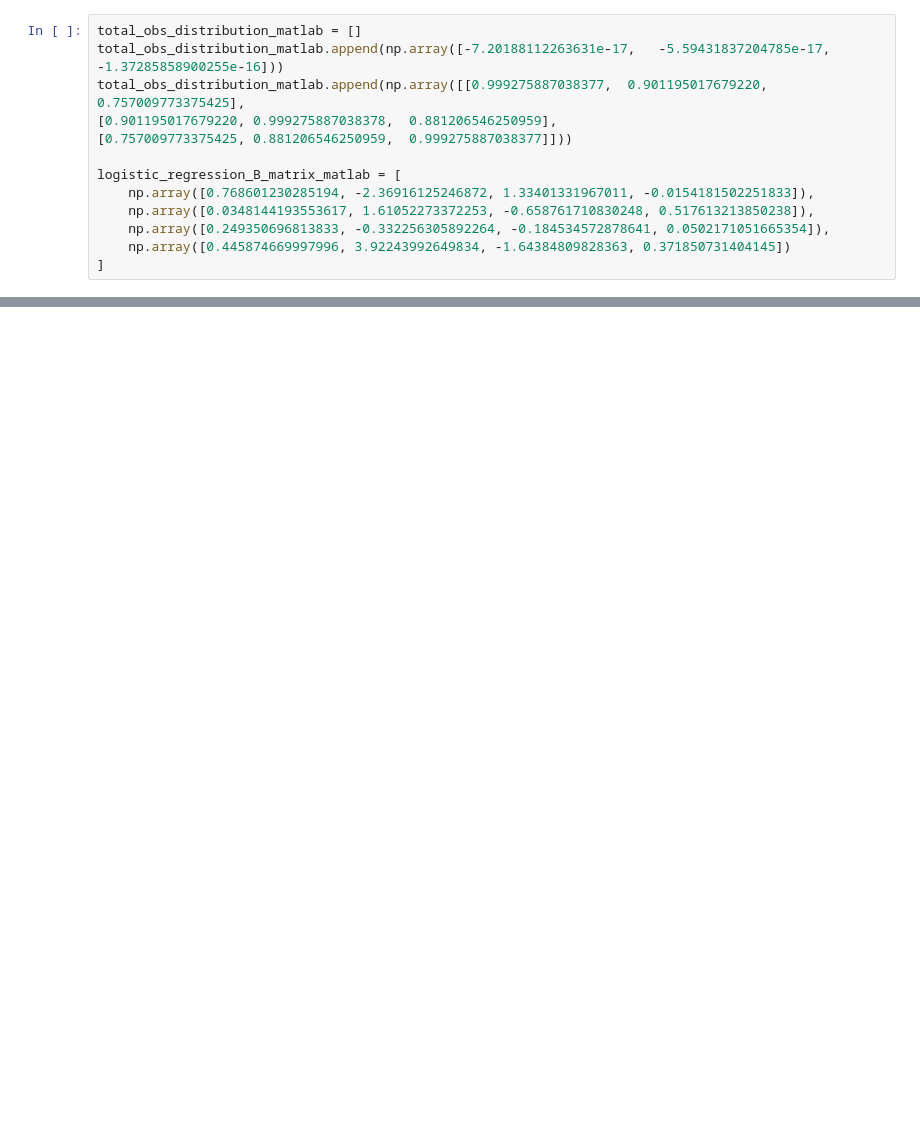
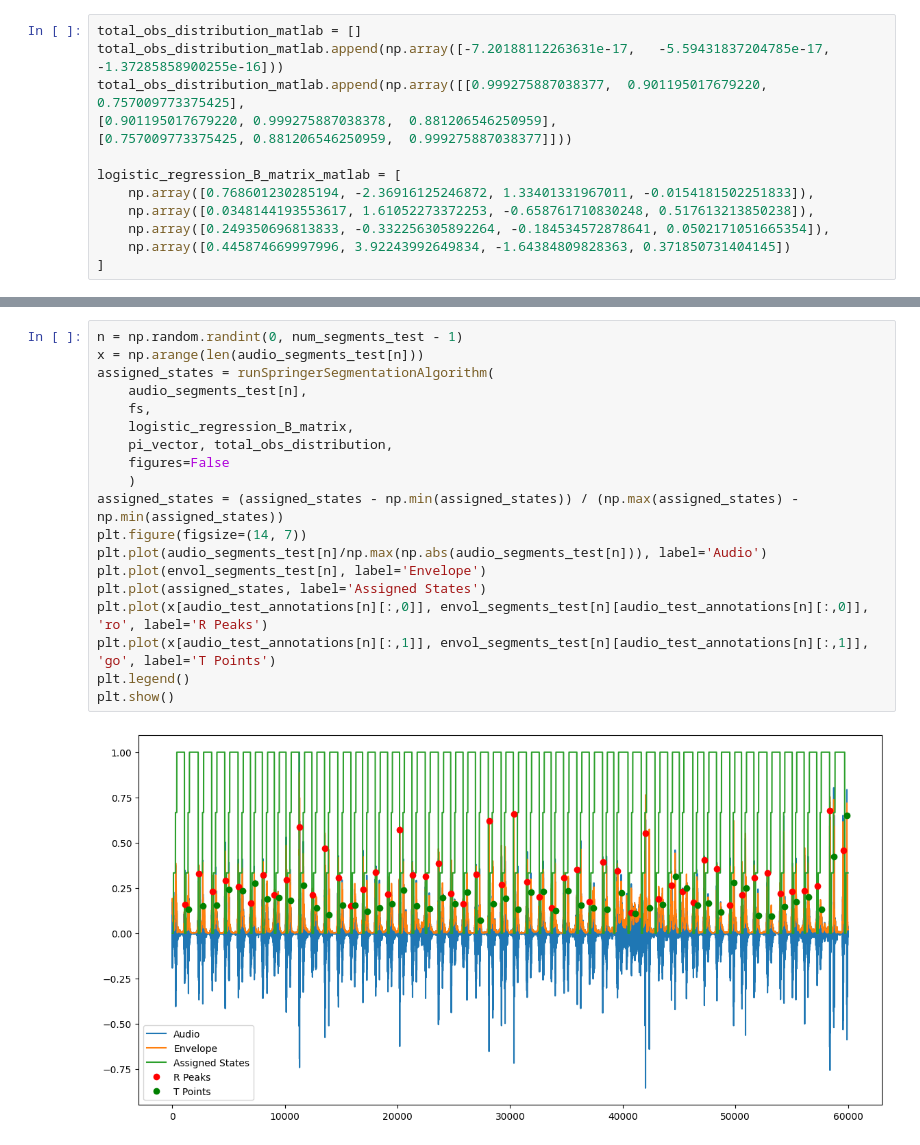
Before and after one commit to djorgeext/pcg-ecg-analysis, a Jupyter notebook: Springer-Segmentation-Code-master/test_python_implementation.ipynb, the cells around one changed output, grey strips where cells are left out. Cells and saved outputs as stored; diff of their text form; blank space fills up the shorter version.

```diff
--- a/Springer-Segmentation-Code-master/test_python_implementation.ipynb
+++ b/Springer-Segmentation-Code-master/test_python_implementation.ipynb
@@ -61,0 +123,21 @@ plt.show()
+# %%
+n = np.random.randint(0, num_segments_test - 1)
+x = np.arange(len(audio_segments_test[n]))
+assigned_states = runSpringerSegmentationAlgorithm(
+    audio_segments_test[n],
+    fs,
+    logistic_regression_B_matrix,
+    pi_vector, total_obs_distribution,
+    figures=False
+    )
+assigned_states = (assigned_states - np.min(assigned_states)) / (np.max(assigned_states) - np.min(assigned_states))
+plt.figure(figsize=(14, 7))
+plt.plot(audio_segments_test[n]/np.max(np.abs(audio_segments_test[n])), label='Audio')
+plt.plot(envol_segments_test[n], label='Envelope')
+plt.plot(assigned_states, label='Assigned States')
+plt.plot(x[audio_test_annotations[n][:,0]], envol_segments_test[n][audio_test_annotations[n][:,0]], 'ro', label='R Peaks')
+plt.plot(x[audio_test_annotations[n][:,1]], envol_segments_test[n][audio_test_annotations[n][:,1]], 'go', label='T Points')
+plt.legend()
+plt.show()
+# %% [output]
+[figure, added]
```
Also changed, not shown: parts of 5 cells of this notebook, 2 other files.
